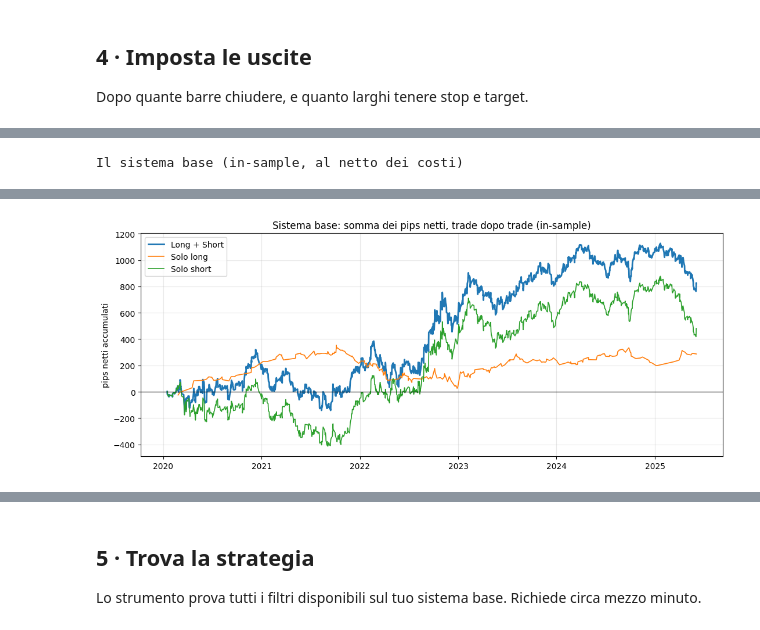
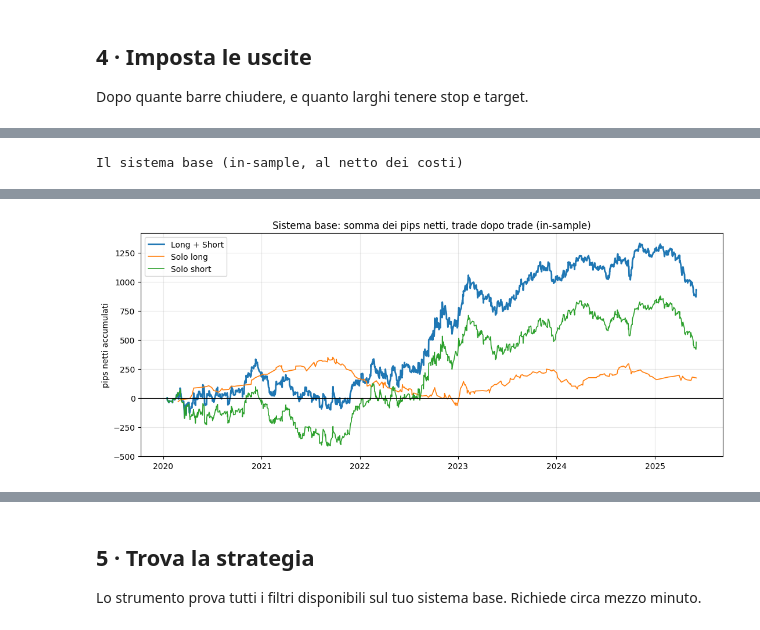
Before and after one commit to matti410/Trading-System-Creator_V4, a Jupyter notebook: Trading_System_Lab.ipynb, the cells around one changed output, grey strips where cells are left out. Cells and saved outputs as stored; diff of their text form; code cells hidden in the pictures.

```diff
--- a/Trading_System_Lab.ipynb
+++ b/Trading_System_Lab.ipynb
@@ -158,7 +158,7 @@ Dopo quante barre chiudere, e quanto larghi tenere stop e target.
 # %%
 #@title 4 · Imposta le uscite { display-mode: "form" }
 #@markdown Uscita a tempo, in barre (può essere diversa fra long e short)
-barre_long = 18  #@param {type:"slider", min:1, max:96, step:1}
+barre_long = 25  #@param {type:"slider", min:1, max:96, step:1}
 barre_short = 25  #@param {type:"slider", min:1, max:96, step:1}
 #@markdown Stop e target adattivi, come percentile (0 = spento)
 stop = 90  #@param {type:"slider", min:0, max:99, step:1}
@@ -174,5 +174,5 @@ Il sistema base (in-sample, al netto dei costi)
 | Solo short | 1.283 | 0,38 | 50,19 | 0,58 | 23,4 |
-[figure, old version]
+[figure, new version]
 [interactive output not drawn]
 # %% [markdown]
 ## 5 · Trova la strategia
```
Also changed, not shown: parts of 6 cells of this notebook.
